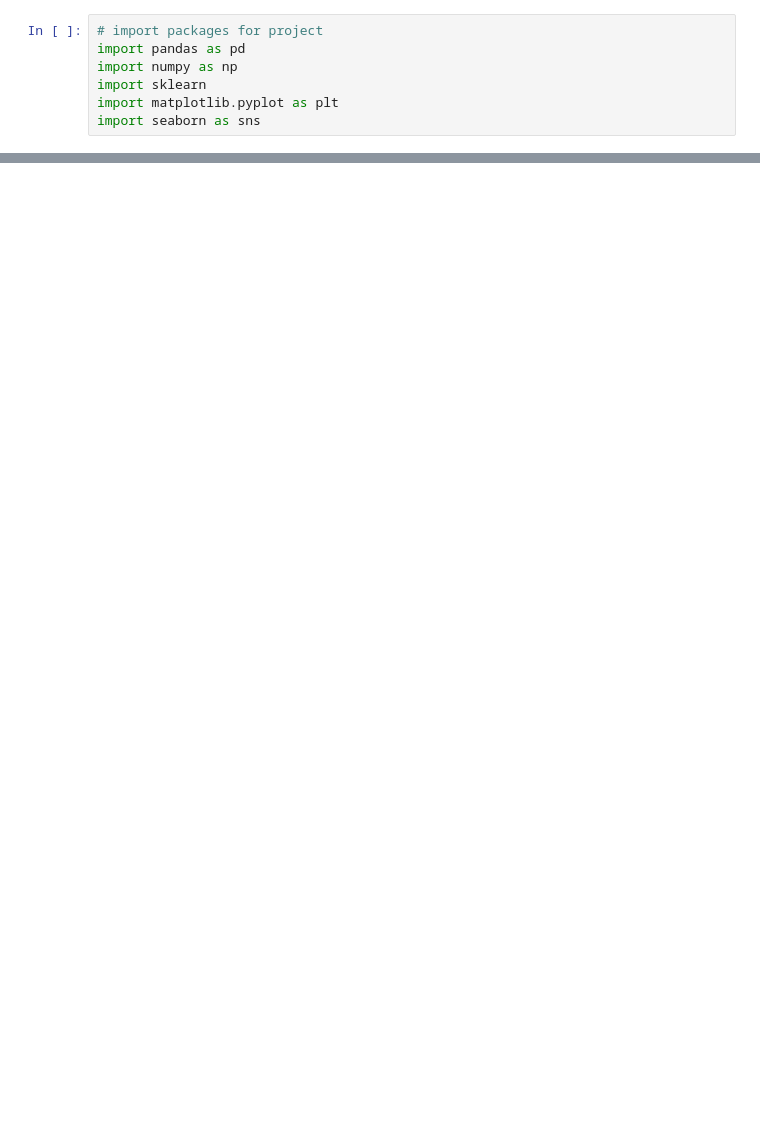
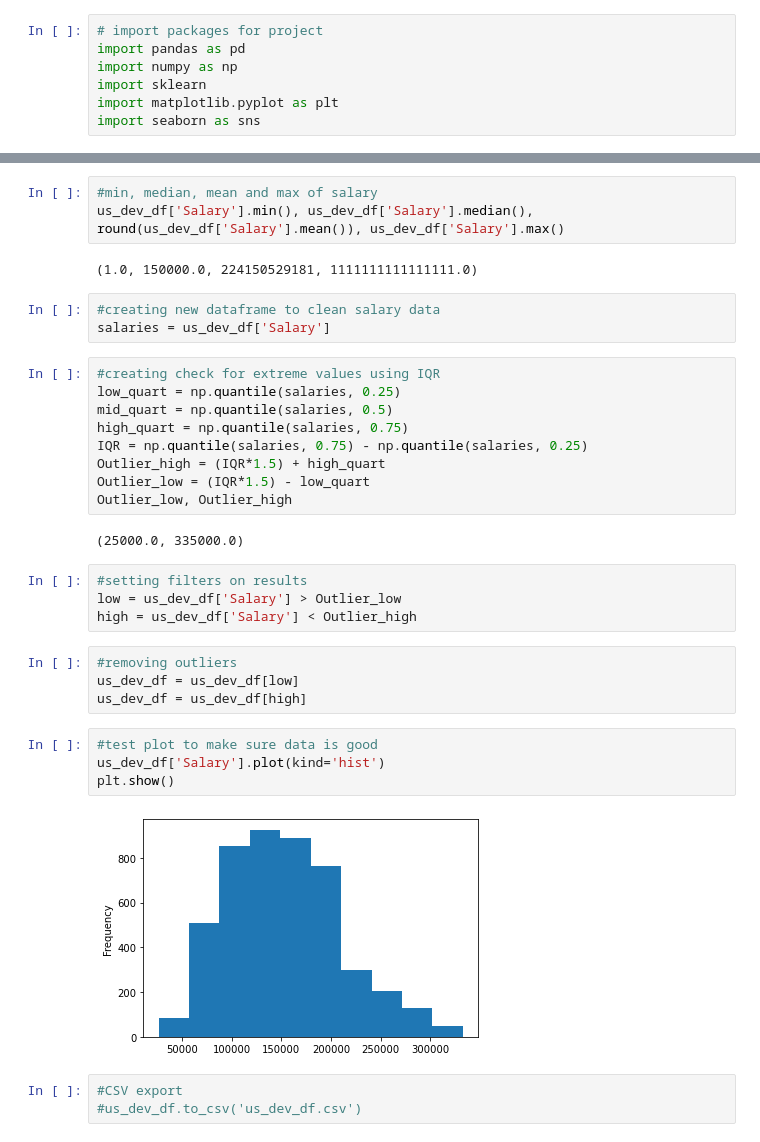
Before and after one commit to 86burke/2024_stack_overflow_survey, a Jupyter notebook: 24_stack_overflow_notebook.ipynb, the cells around one changed output, grey strips where cells are left out. Drawn from its saved outputs; the diff is of its cells as text; blank space fills up the shorter version.

Commit message:
Data cleaning and analysis

```diff
--- a/24_stack_overflow_notebook.ipynb
+++ b/24_stack_overflow_notebook.ipynb
@@ -112,0 +150,36 @@ plt.title('Education level of a Developer');
+# %%
+#min, median, mean and max of salary
+us_dev_df['Salary'].min(), us_dev_df['Salary'].median(), round(us_dev_df['Salary'].mean()), us_dev_df['Salary'].max()
+# %% [output]
+(1.0, 150000.0, 224150529181, 1111111111111111.0)
+# %%
+#creating new dataframe to clean salary data
+salaries = us_dev_df['Salary']
+# %%
+#creating check for extreme values using IQR
+low_quart = np.quantile(salaries, 0.25)
+mid_quart = np.quantile(salaries, 0.5)
+high_quart = np.quantile(salaries, 0.75)
+IQR = np.quantile(salaries, 0.75) - np.quantile(salaries, 0.25)
+Outlier_high = (IQR*1.5) + high_quart
+Outlier_low = (IQR*1.5) - low_quart
+Outlier_low, Outlier_high
+# %% [output]
+(25000.0, 335000.0)
+# %%
+#setting filters on results
+low = us_dev_df['Salary'] > Outlier_low
+high = us_dev_df['Salary'] < Outlier_high
+# %%
+#removing outliers
+us_dev_df = us_dev_df[low]
+us_dev_df = us_dev_df[high]
+# %%
+#test plot to make sure data is good
+us_dev_df['Salary'].plot(kind='hist')
+plt.show()
+# %% [output]
+[figure, added]
+# %%
+#CSV export
+#us_dev_df.to_csv('us_dev_df.csv')
```
Also changed, not shown: parts of 19 cells of this notebook, 2 other files.
